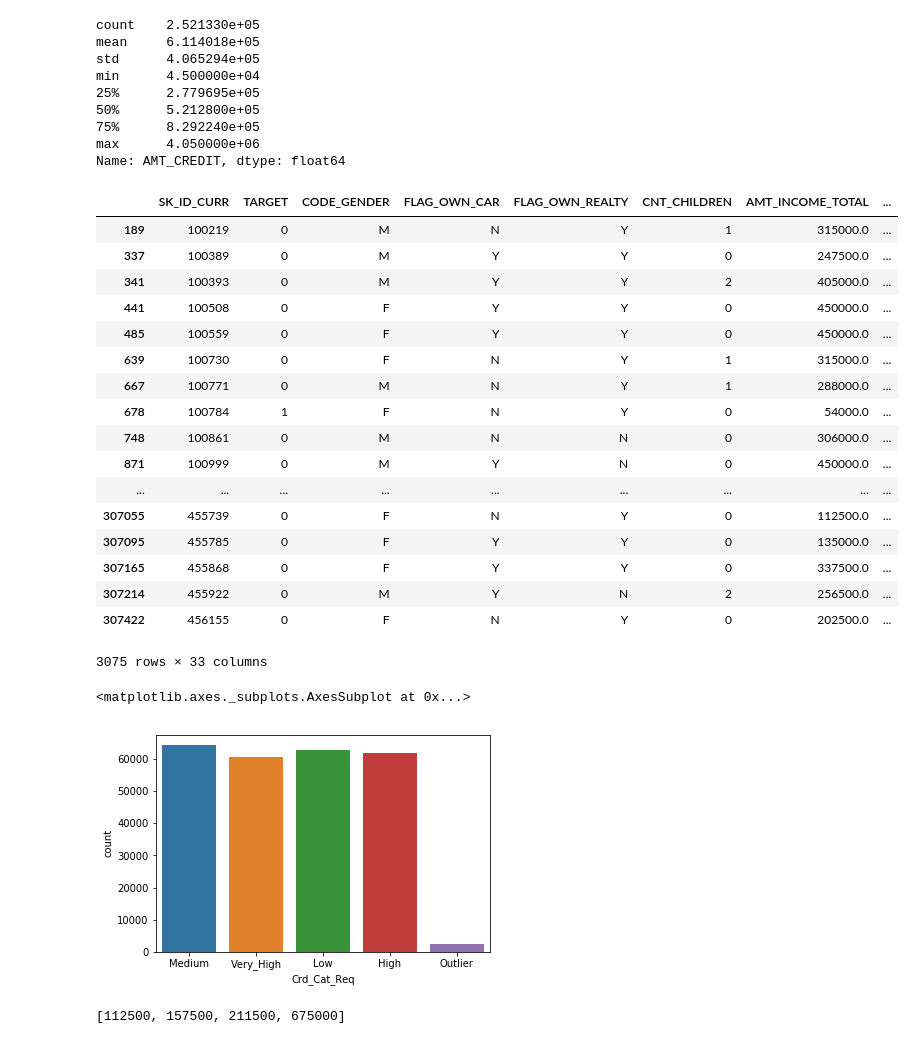
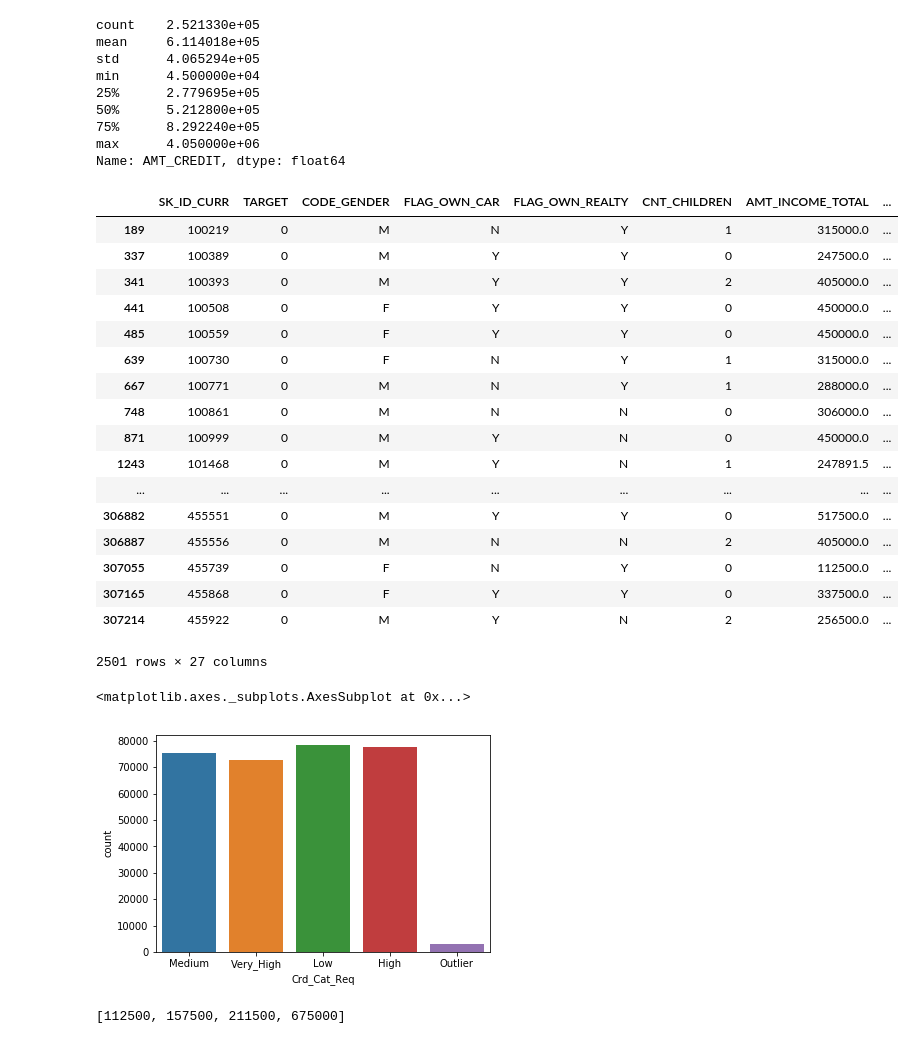
Before and after one commit to Saumya837/EDA_Case_Study_Banking, a Jupyter notebook: Credit EDA Assignment.ipynb, the cells around one changed output. Saved outputs shown, nothing was run; the diff lists cells and outputs as text; code cells hidden in the pictures.

```diff
--- a/Credit EDA Assignment.ipynb
+++ b/Credit EDA Assignment.ipynb
@@ -45,8 +62,8 @@ df.shape
 # %%
 #Removing irrelevant columns
-df=df.loc[:,:'ORGANIZATION_TYPE']
+df=df.loc[:,:'EXT_SOURCE_2']
 df=df.drop(['NAME_CONTRACT_TYPE','WEEKDAY_APPR_PROCESS_START','HOUR_APPR_PROCESS_START','FLAG_MOBIL','FLAG_EMP_PHONE','FLAG_WORK_PHONE',
-         'FLAG_CONT_MOBILE','FLAG_EMAIL','FLAG_PHONE'],axis=1)
+         'FLAG_CONT_MOBILE','FLAG_EMAIL','FLAG_PHONE','REG_REGION_NOT_LIVE_REGION','REG_REGION_NOT_WORK_REGION','LIVE_REGION_NOT_WORK_REGION','REG_CITY_NOT_LIVE_CITY','REG_CITY_NOT_WORK_CITY','LIVE_CITY_NOT_WORK_CITY'],axis=1)
 # %%
 print(round(df.isnull().sum(axis=0)/len(df),6)*100)
 # %% [output]
@@ -166,31 +183,31 @@ def Cat(x):
 df['Crd_Cat_Req'] = df['AMT_CREDIT'].apply(lambda x: Cat(x))
 # %%
 outlier_crd=df[df['Crd_Cat_Req']=='Outlier']
-outlier
+outlier_crd
 # %% [output]
 |  | SK_ID_CURR | TARGET | CODE_GENDER | FLAG_OWN_CAR | FLAG_OWN_REALTY | CNT_CHILDREN | AMT_INCOME_TOTAL | ... |
 | 189 | 100219 | 0 | M | N | Y | 1 | 315000.0 | ... |
 | 337 | 100389 | 0 | M | Y | Y | 0 | 247500.0 | ... |
 | 341 | 100393 | 0 | M | Y | Y | 2 | 405000.0 | ... |
 | 441 | 100508 | 0 | F | Y | Y | 0 | 450000.0 | ... |
 | 485 | 100559 | 0 | F | Y | Y | 0 | 450000.0 | ... |
 | 639 | 100730 | 0 | F | N | Y | 1 | 315000.0 | ... |
 | 667 | 100771 | 0 | M | N | Y | 1 | 288000.0 | ... |
-| 678 | 100784 | 1 | F | N | Y | 0 | 54000.0 | ... |
 | 748 | 100861 | 0 | M | N | N | 0 | 306000.0 | ... |
 | 871 | 100999 | 0 | M | Y | N | 0 | 450000.0 | ... |
+| 1243 | 101468 | 0 | M | Y | N | 1 | 247891.5 | ... |
 | ... | ... | ... | ... | ... | ... | ... | ... | ... |
+| 306882 | 455551 | 0 | M | Y | Y | 0 | 517500.0 | ... |
+| 306887 | 455556 | 0 | M | N | N | 2 | 405000.0 | ... |
 | 307055 | 455739 | 0 | F | N | Y | 0 | 112500.0 | ... |
-| 307095 | 455785 | 0 | F | Y | Y | 0 | 135000.0 | ... |
 | 307165 | 455868 | 0 | F | Y | Y | 0 | 337500.0 | ... |
 | 307214 | 455922 | 0 | M | Y | N | 2 | 256500.0 | ... |
-| 307422 | 456155 | 0 | F | N | Y | 0 | 202500.0 | ... |
-3075 rows × 33 columns
+2501 rows × 27 columns
 # %%
 sns.countplot(x='Crd_Cat_Req',data=df)
 # %% [output]
 <matplotlib.axes._subplots.AxesSubplot at 0x...>
-[figure, old version]
+[figure, new version]
 # %%
 #Binning the AMT_INCOME_TOTAL According to the Quartile and finding the outlier
 l1= list(df['AMT_INCOME_TOTAL'].quantile([0.25,0.5,0.75,0.995]).astype(int))
```
Also changed, not shown: parts of 112 cells of this notebook.
